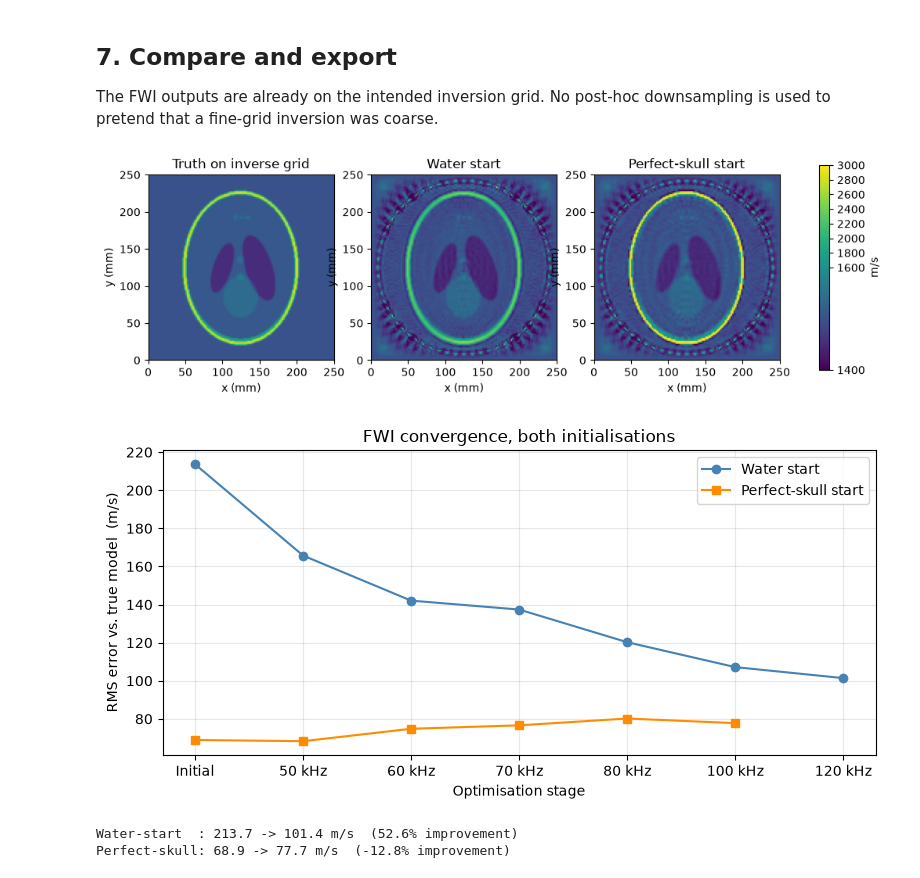
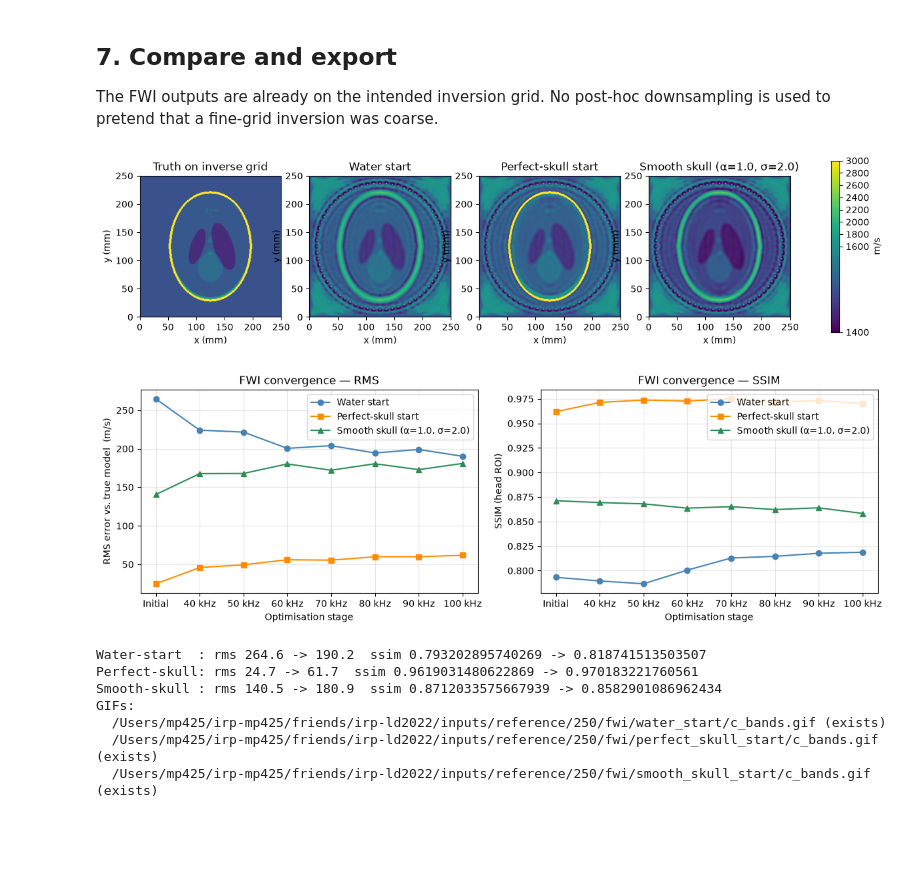
Before and after one commit to Commit2Cosmos/Transcranial-Ultrasound-ODIL, a Jupyter notebook: stride/2dfwi_stride_reference_fixed.ipynb, the cells around one changed output. Saved outputs shown, nothing was run; the diff lists cells and outputs as text; code cells hidden in the pictures; blank space fills up the shorter version.

```diff
--- a/stride/2dfwi_stride_reference_fixed.ipynb
+++ b/stride/2dfwi_stride_reference_fixed.ipynb
@@ -693,34 +723,60 @@ print("GIF:", _hist_smooth["gif"])
 The FWI outputs are already on the intended inversion grid. No post-hoc
 downsampling is used to pretend that a fine-grid inversion was coarse.
 # %%
+# Compare recovered models loaded from disk (no in-memory FWI state needed).
+# Requires config + import cells (OUT, DOMAIN_M, SKULL_*, ref).
+
+truth = np.load(OUT / "vp_true_inversion_grid.npy")
+
+run_dirs = {
+    "Water start": OUT / "fwi" / "water_start",
+    "Perfect-skull start": OUT / "fwi" / "perfect_skull_start",
+    f"Smooth skull (α={SKULL_ALPHA}, σ={SKULL_SIGMA})": OUT / "fwi" / "smooth_skull_start",
+}
+
+recovered = {}
+for title, d in run_dirs.items():
+    # Prefer the dedicated FWI export; fall back to BandRunRecorder final/
+    for cand in (d / "vp_recovered.npy", d / "final" / "c_final.npy"):
+        if cand.is_file():
+            recovered[title] = np.load(cand)
+            break
+    else:
+        raise FileNotFoundError(f"no recovered vp under {d}")
+
 norm = ref.sos_norm(vmin=1400, vcenter=1600, vmax=3000)
-
 fig, axes = plt.subplots(1, 4, figsize=(16, 4))
-for ax, data, title in [
-    (axes[0], vp_true_inv_array, "Truth on inverse grid"),
-    (axes[1], np.asarray(vp_water_recovered.data), "Water start"),
-    (axes[2], np.asarray(vp_perfect_skull_recovered.data), "Perfect-skull start"),
-    (axes[3], np.asarray(vp_smooth_skull_recovered.data),
-     f"Smooth skull (α={SKULL_ALPHA}, σ={SKULL_SIGMA})"),
-]:
+panels = [("Truth on inverse grid", truth), *recovered.items()]
+for ax, (title, data) in zip(axes, panels):
     im = ax.imshow(
-        data.T,
+        np.asarray(data).T,
         origin="lower",
         extent=ref.domain_extent_mm(DOMAIN_M),
         norm=norm,
     )
     ax.set_title(title)
     ax.set_xlabel("x (mm)")
     ax.set_ylabel("y (mm)")
 
 fig.colorbar(im, ax=axes.ravel().tolist(), label="m/s", shrink=0.85)
 plt.show()
 
-await mosaic.interactive("off")
+try:
+    await mosaic.interactive("off")
+except Exception:
+    pass
 # %% [output]
-[figure, old version]
+[figure, new version]
 # %%
-# Combined convergence plot (RMS + SSIM)
+# Combined convergence from saved metrics.jsonl (+ GIFs on disk)
+# Requires config + import cells (OUT, SKULL_*, ref).
+
+_hist_water = ref.load_band_history(OUT / "fwi" / "water_start")
+_hist_skull = ref.load_band_history(OUT / "fwi" / "perfect_skull_start")
+_hist_smooth = ref.load_band_history(OUT / "fwi" / "smooth_skull_start")
+_rms_water, _labels_water = _hist_water["rms"], _hist_water["labels"]
+_rms_skull, _labels_skull = _hist_skull["rms"], _hist_skull["labels"]
+_rms_smooth, _labels_smooth = _hist_smooth["rms"], _hist_smooth["labels"]
 
 fig, axes = plt.subplots(1, 2, figsize=(12, 4))
 
@@ -765,11 +821,15 @@ print(f"Perfect-skull: rms {_rms_skull[0]:.1f} -> {_rms_skull[-1]:.1f}  "
 print(f"Smooth-skull : rms {_rms_smooth[0]:.1f} -> {_rms_smooth[-1]:.1f}  "
       f"ssim {_hist_smooth['ssim_head_roi'][0]} -> {_hist_smooth['ssim_head_roi'][-1]}")
 print("GIFs:")
-print(" ", _hist_water["gif"])
-print(" ", _hist_skull["gif"])
-print(" ", _hist_smooth["gif"])
+for h in (_hist_water, _hist_skull, _hist_smooth):
+    print(" ", h["gif"], "(exists)" if h["gif"].is_file() else "(missing)")
 # %% [output]
-[figure, old version]
+[figure, new version]
-Water-start  : 213.7 -> 101.4 m/s  (52.6% improvement)
-Perfect-skull: 68.9 -> 77.7 m/s  (-12.8% improvement)
+Water-start  : rms 264.6 -> 190.2  ssim 0.793202895740269 -> 0.818741513503507
+Perfect-skull: rms 24.7 -> 61.7  ssim 0.9619031480622869 -> 0.970183221760561
+Smooth-skull : rms 140.5 -> 180.9  ssim 0.8712033575667939 -> 0.8582901086962434
+GIFs:
+  /Users/mp425/irp-mp425/friends/irp-ld2022/inputs/reference/250/fwi/water_start/c_bands.gif (exists)
+  /Users/mp425/irp-mp425/friends/irp-ld2022/inputs/reference/250/fwi/perfect_skull_start/c_bands.gif (exists)
+  /Users/mp425/irp-mp425/friends/irp-ld2022/inputs/reference/250/fwi/smooth_skull_start/c_bands.gif (exists)
 # %%
```
Also changed, not shown: parts of 10 cells of this notebook.
